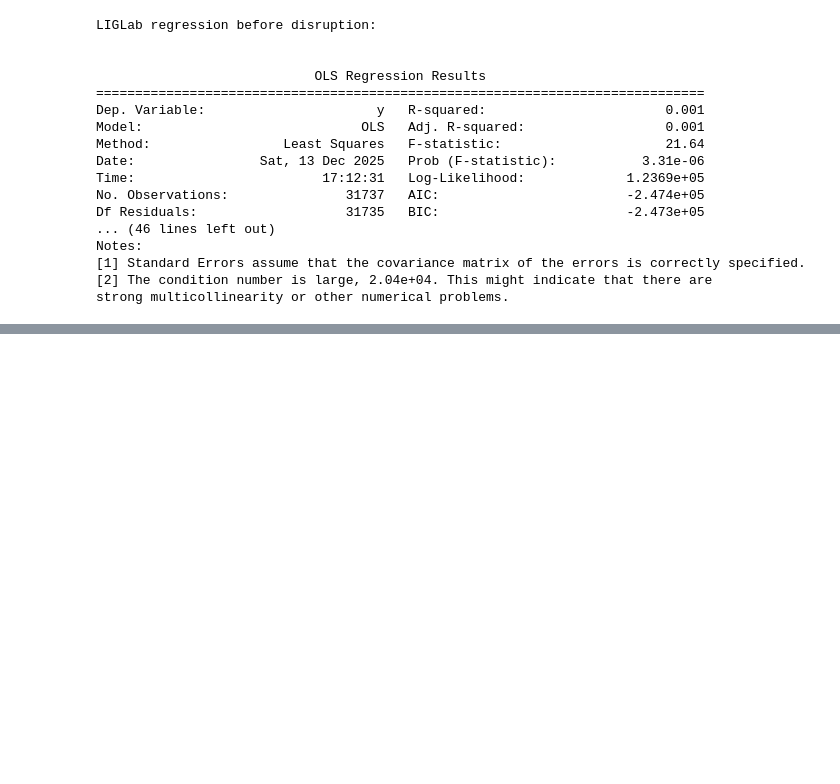
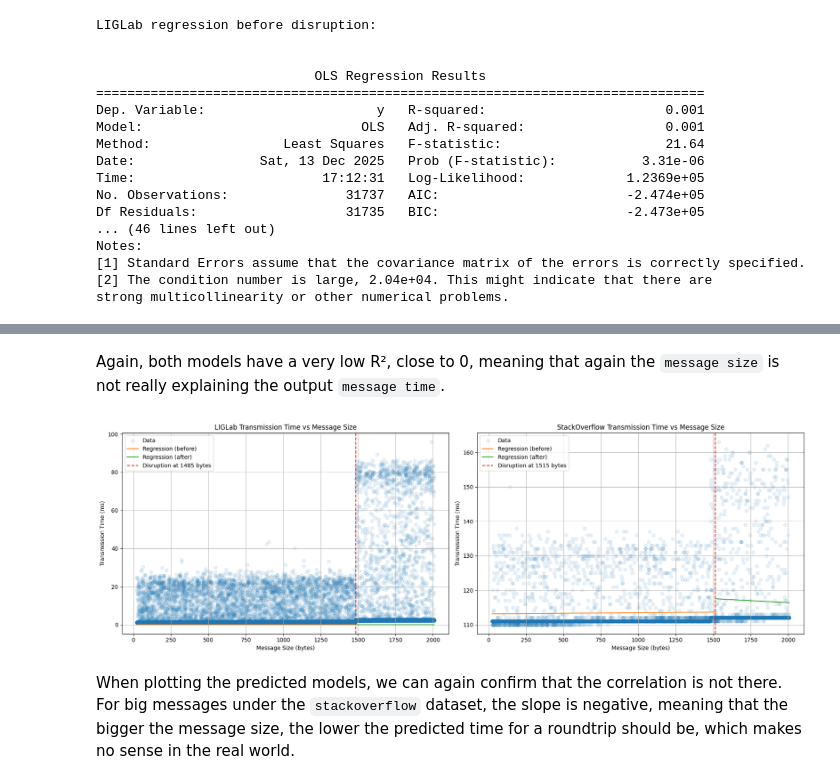
Before and after one commit to viniciuslazzari/smpe-2025, a Jupyter notebook: projects/network_latency/analisys.ipynb, the cells around one changed output, grey strips where cells are left out. Saved outputs shown, nothing was run; the diff lists cells and outputs as text; code cells hidden in the pictures; blank space fills up the shorter version.

Commit message:
Improve network latency and throughput analysis and linear model

```diff
--- a/projects/network_latency/analisys.ipynb
+++ b/projects/network_latency/analisys.ipynb
@@ -256,0 +301,40 @@ strong multicollinearity or other numerical problems.
+# %% [markdown]
+Again, both models have a very low R², close to 0, meaning that again the `message size` is not really explaining the output `message time`.
+# %%
+def plot_with_regression(ax, df, S_cut, model_before, model_after, title):
+    before = df[df['bytes'] <= S_cut]
+    after = df[df['bytes'] > S_cut]
+
+    ax.scatter(df['bytes'], df['time_ms'], alpha=0.1, color='tab:blue', label='Data')
+
+    # Regression line for before disruption
+    x_before = np.linspace(before['bytes'].min(), before['bytes'].max(), 100)
+    y_before = model_before.params[0] + model_before.params[1] * x_before
+    ax.plot(x_before, y_before, color='tab:orange', label='Regression (before)')
+
+    # Regression line for after disruption
+    x_after = np.linspace(after['bytes'].min(), after['bytes'].max(), 100)
+    y_after = model_after.params[0] + model_after.params[1] * x_after
+    ax.plot(x_after, y_after, color='tab:green', label='Regression (after)')
+
+    # Mark disruption point
+    ax.axvline(S_cut, color='tab:red', linestyle='--', label=f'Disruption at {S_cut} bytes')
+
+    ax.set_xlabel('Message Size (bytes)')
+    ax.set_ylabel('Transmission Time (ms)')
+    ax.set_title(title)
+    ax.legend()
+    ax.grid(True)
+
+# Create side-by-side plots
+fig, axes = plt.subplots(1, 2, figsize=(18, 6))
+
+plot_with_regression(axes[0], df_liglab_clean, 1485, model_before_liglab, model_after_liglab, "LIGLab Transmission Time vs Message Size")
+plot_with_regression(axes[1], df_stackoverflow_clean, 1515, model_before_so, model_after_so, "StackOverflow Transmission Time vs Message Size")
+
+plt.tight_layout()
+plt.show()
+# %% [output]
+[figure, added]
+# %% [markdown]
+When plotting the predicted models, we can again confirm that the correlation is not there. For big messages under the `stackoverflow` dataset, the slope is negative, meaning that the bigger the message size, the lower the predicted time for a roundtrip should be, which makes no sense in the real world.
```
Also changed, not shown: parts of 5 cells of this notebook.
